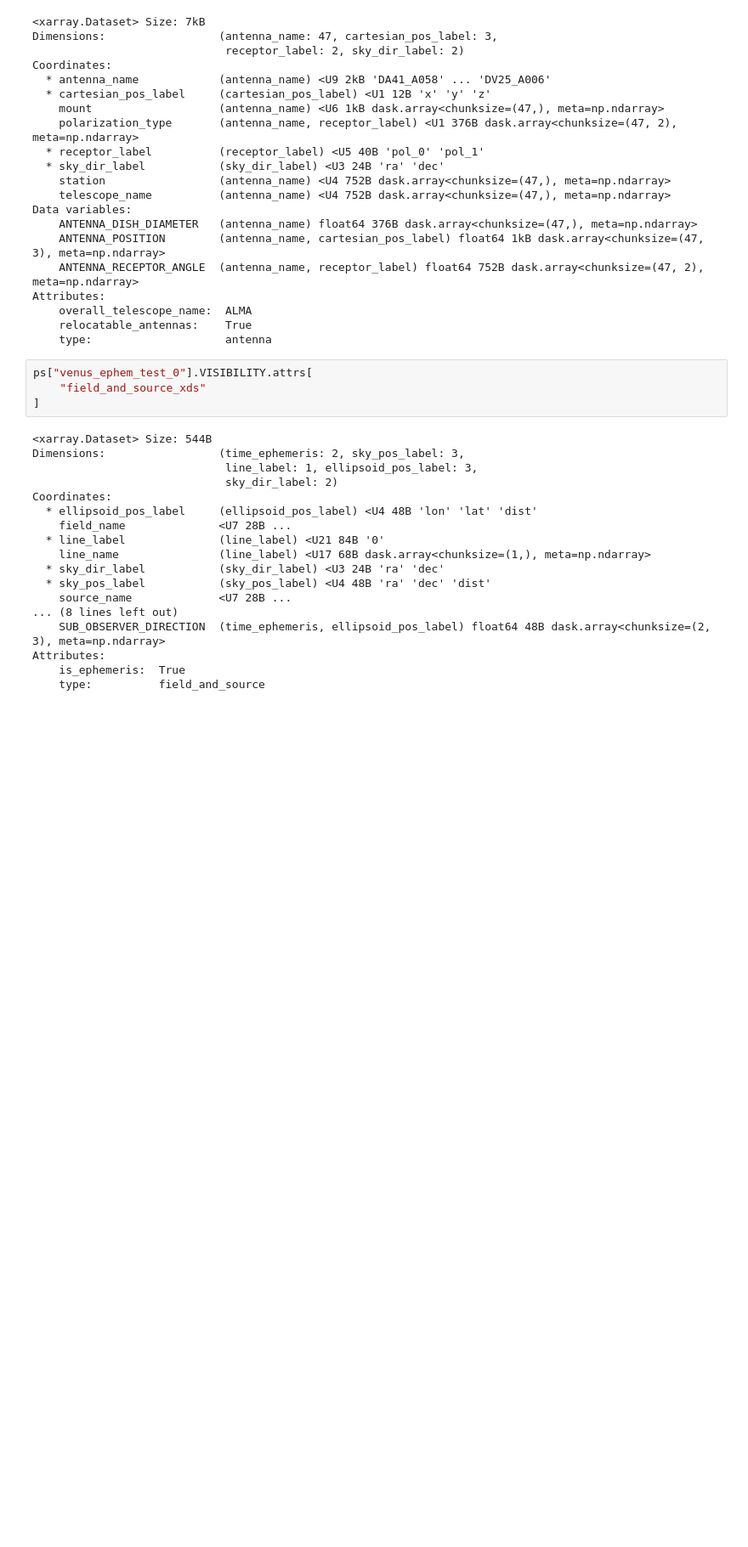
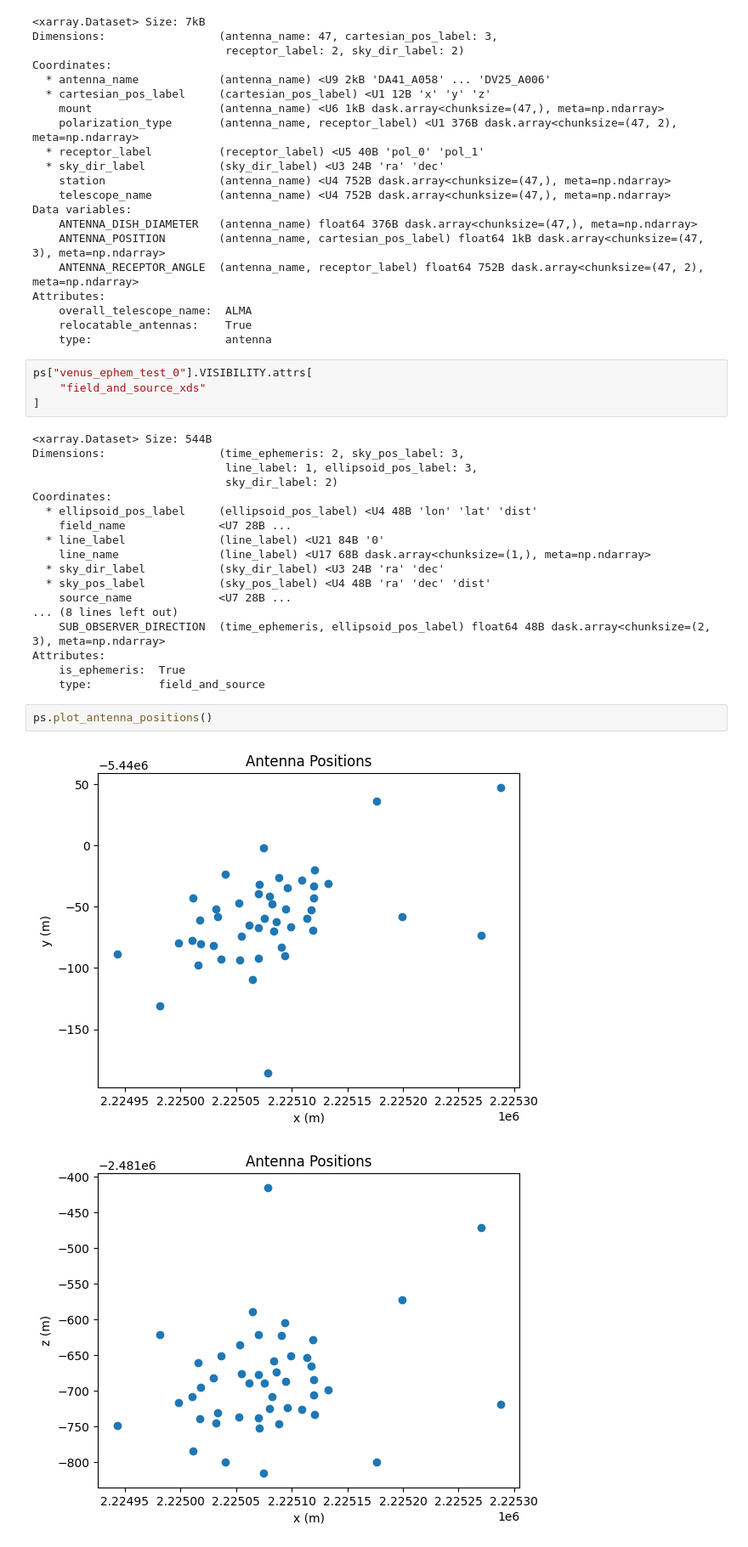
Before and after one commit to casangi/xradio, a Jupyter notebook: docs/source/measurement_set/guides/ALMA_ephemeris.ipynb, the cells around one changed output. Shown at 85% size. Cells and saved outputs as stored; diff of their text form; blank space fills up the shorter version.

```diff
--- a/docs/source/measurement_set/guides/ALMA_ephemeris.ipynb
+++ b/docs/source/measurement_set/guides/ALMA_ephemeris.ipynb
@@ -152,3 +152,8 @@ Coordinates:
 Attributes:
     is_ephemeris:  True
     type:          field_and_source
+# %%
+ps.plot_antenna_positions()
+# %% [output]
+[figure, added]
+[figure, added]
```
Also changed, not shown: parts of 4 cells of this notebook, 16 other files.
